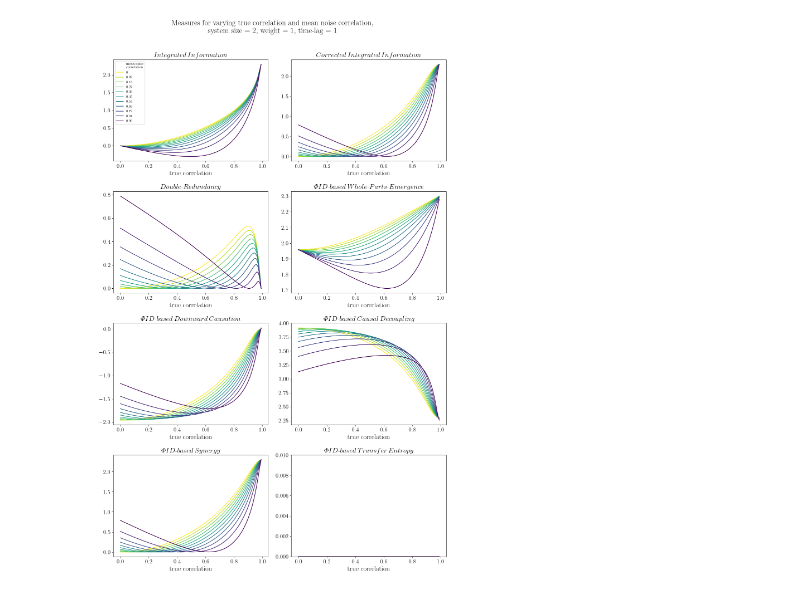
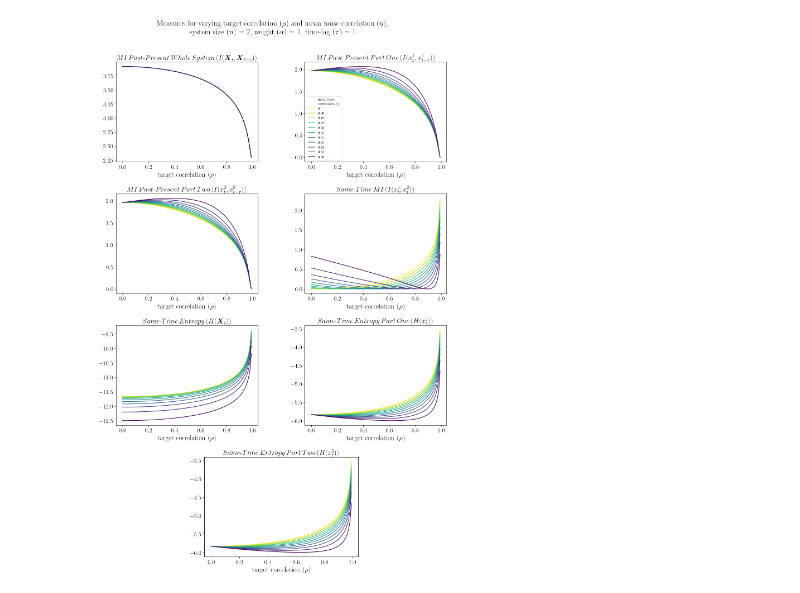
Before and after one commit to nadinespy/Emergence-And-Complexity-In-Variational-Inference, a Jupyter notebook: scripts/mec_var_inf_steady_state_param_sweep_plotting.ipynb, the cells around one changed output. Cells and saved outputs as stored; diff of their text form; code cells hidden in the pictures.

Commit message:
fix: updates to plotting

```diff
--- a/scripts/mec_var_inf_steady_state_param_sweep_plotting.ipynb
+++ b/scripts/mec_var_inf_steady_state_param_sweep_plotting.ipynb
@@ -9,13 +9,22 @@ import os
 import joblib
 import math
 
-# parameter name mapping
+""" # parameter name mapping
 param_names = {
-    'correlation' : 'true correlation',
-    'n_var': 'system size',
+    'correlation' : 'target correlation',
+    'n_var': 'system size$',
     'mean_noise_corr': 'mean noise correlation',
     'time_lag': 'time-lag',
     'weight': 'weight'
+} """
+
+# parameter name mapping
+param_names = {
+    'correlation' : r'target correlation $(\rho)$',
+    'n_var': r'system size $(n)$',
+    'mean_noise_corr': r'mean noise correlation $(\eta)$',
+    'time_lag': r'time-lag $(\tau)$',
+    'weight': r'weight $(\alpha)$'
 }
 
 def plot_all_param_pairs(base_path, plot_config, param_names, filename_extension, legend_axis_nr: int = 2):
@@ -61,15 +70,19 @@ def plot_all_param_pairs(base_path, plot_config, param_names, filename_extension
                 line, = ax.plot(group[param1], group[quantity], "-", color=color, label=label)
                 if i == legend_axis_nr:
                     legend_handles.append(line)
-            ymin, ymax = ax.get_ylim()
-            if ymax > 0:
-                ax.set_ylim(ymin, max(ymax, 0.01))
+
+            if quantity == 'transfer_phiid':
+                # set y-axis to fixed range that will show the data centered
+                ax.set_ylim(-0.005, 0.005)
+            else:
+                # for other plots, keep the original behavior
+                ymin, ymax = ax.get_ylim()
+                if ymax > 0:
+                    ax.set_ylim(ymin, max(ymax, 0.01))
 
             ax.set_xlabel(param1_name, fontsize=18)
             ax.tick_params(axis='both', labelsize=15)
             ax.set_title(title, fontsize=18)
-
-
 
         fixed_params = {param: df[param].iloc[0] for param in
                        ['correlation', 'n_var', 'mean_noise_corr', 'weight', 'time_lag']
@@ -81,9 +94,25 @@ def plot_all_param_pairs(base_path, plot_config, param_names, filename_extension
         )
         fig.subplots_adjust(hspace=0.3)
         fig.suptitle(f"Measures for varying {param1_name} and {param_names[param2]}, \n {fixed_params_str}", fontsize=20, y=1.005)
-        legend_handles = [mpatches.Patch(color='none', label=f'{param2_name if param2_name != "mean noise correlation" else "mean noise \ncorrelation"}')] + legend_handles
-        axes[legend_axis_nr].legend(handles=legend_handles, fontsize=9, title_fontsize=9, markerscale=0.7,
-                    frameon=True)
+
+        if param2_name == "mean noise correlation $(\eta)$":
+            param2_name_display = "mean noise\ncorrelation $(\eta)$"
+        elif param2_name == "system size $(n)$":
+            param2_name_display = "system\nsize $(n)$"
+        else:
+            param2_name_display = param2_name
+
+        legend_handles = [mpatches.Patch(color='none', label=f'{param2_name_display}')] + legend_handles
+
+        # Replace the existing legend creation with this conditional code that handles the 'mean_noise_corr' case specially
+        if param2 == 'mean_noise_corr' and plot_config == plot_config2:
+            # Place legend in subplot at index 1 (upper right subplot) with 'lower left' position
+            axes[1].legend(handles=legend_handles, fontsize=9, title_fontsize=9, markerscale=0.7,
+                        frameon=True, loc='lower left')
+        else:
+            # Keep the original legend behavior for all other plots
+            axes[legend_axis_nr].legend(handles=legend_handles, fontsize=9, title_fontsize=9, markerscale=0.7,
+                        frameon=True)
 
         fig.tight_layout()
         plt.show()
@@ -101,30 +130,32 @@ def plot_all_param_pairs(base_path, plot_config, param_names, filename_extension
         plt.close(fig)
 
 plot_config1 = {
-    'phi': r'$Integrated\,Information$',
-    'phi_corrected': r'$Corrected\,Integrated\,Information$',
+    'phi': r'$Integrated\,Information\,(\varPhi^{WMS})$',
+    'phi_corrected': r'$Corrected\,Integrated\,Information\,(\varPhi^{WMS-R})$',
     'double_red_mmi': r'$Double\text{-}Redundancy$',
-    'emergence_capacity_phiid': r'$\varPhi ID\text{-}based\,Whole\text{-}Parts\text{-}Emergence$',
-    'downward_causation_phiid': r'$\varPhi ID\text{-}based\,Downward\,Causation$',
-    'sts': r'$\varPhi ID\text{-}based\,Causal\,Decoupling$',
+    'emergence_capacity_phiid': r'$\varPhi ID\text{-}based\,Emergence\,Capacity\,(EC)$',
+    'downward_causation_phiid': r'$\varPhi ID\text{-}based\,Downward\,Causation\,(DC)$',
+    'sts': r'$\varPhi ID\text{-}based\,Causal\,Decoupling\,(CD)$',
     'synergy_phiid': r'$\varPhi ID\text{-}based\,Synergy$',
-    'transfer_phiid': r'$\varPhi ID\text{-}based\,Transfer\,Entropy$',
+    'transfer_phiid': r'$\varPhi ID\text{-}based\,Transfer\,Entropy\,(TE)$',
 }
 
 plot_config2 = {
-    'mi_PAST_PRESENT_FULL': r'$Mutual\,Information\,(Past\text{-}Present)$',
-    'mi_PAST_PRESENT_PART1': r'$Mutual\,Information\,(Past\text{-}Present\,Part\,1)$',
-    'mi_PAST_PRESENT_PART2': r'$Mutual\,Information\,(Past\text{-}Present\,Part\,2)$',
-    'mi_SAME_TIME_FULL': r'$Mutual\,Information\,(Same\,Time)$',
-    'entropy_PRESENT_FULL': r'$Entropy\,(Same\,Time)$',
-    'entropy_PRESENT_PART1': r'$Entropy\,(Past\text{-}Present\,Part\,1)$',
-    'entropy_PRESENT_PART2': r'$Entropy\,(Past\text{-}Present\,Part\,2)$',
+    'mi_PAST_PRESENT_FULL': r'$MI\,Past\text{-}Present\,Whole\,System\,(I(\boldsymbol{X}_t, \boldsymbol{X}_{t-\tau}))$',
+    'mi_PAST_PRESENT_PART1': r'$MI\,Past\text{-}Present\,Part\,One\,(I(x^1_t, x^1_{t-\tau}))$',
+    'mi_PAST_PRESENT_PART2': r'$MI\,Past\text{-}Present\,Part\,Two\,(I(x^2_t, x^2_{t-\tau}))$',
+    'mi_SAME_TIME_FULL': r'$Same\text{-}Time\,MI\,(I(x^1_t; x^2_t))$',
+    'entropy_PRESENT_FULL': r'$Same\text{-}Time\,Entropy\,(H(\boldsymbol{X}_t))$',
+    'entropy_PRESENT_PART1': r'$Same\text{-}Time\,Entropy\,Part\,One\,(H(x^1_t))$',
+    'entropy_PRESENT_PART2': r'$Same\text{-}Time\,Entropy\,Part\,Two\,(H(x^2_t))$',
 }
 
-base_path = '../results/'
+# base_path = '../results/'
+base_path = '/media/nadinespy/NewVolume1/work/phd/projects/mec_var_inf/mec_var_inf/results'
+# choose 'measures_' for plot_config1, and 'mi_entropies_' for plot_config2
 filename_extension = 'entropies_mi_'
+
 # use legend_axis_nr = 0 for plot_config1
 # use legend_axis_nr = 3 for plot_config2
-
-plot_all_param_pairs(base_path, plot_config1, param_names, filename_extension, legend_axis_nr=0)
+plot_all_param_pairs(base_path, plot_config2, param_names, filename_extension, legend_axis_nr=3)
 # %% [output]
@@ -134 +165 @@ plot_all_param_pairs(base_path, plot_config1, param_names, filename_extension, l
-[figure, old version]
+[figure, new version]
```
Also changed, not shown: parts of 1 cell of this notebook.
